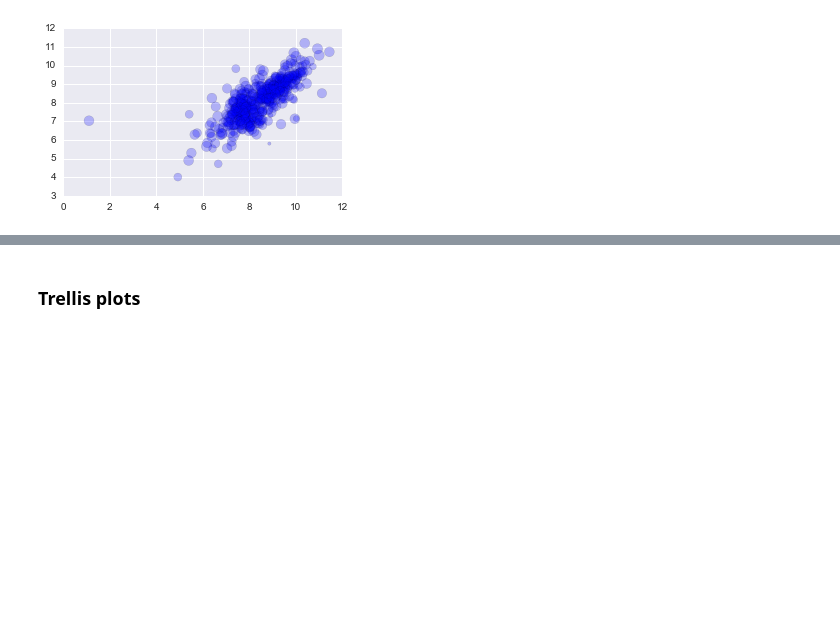
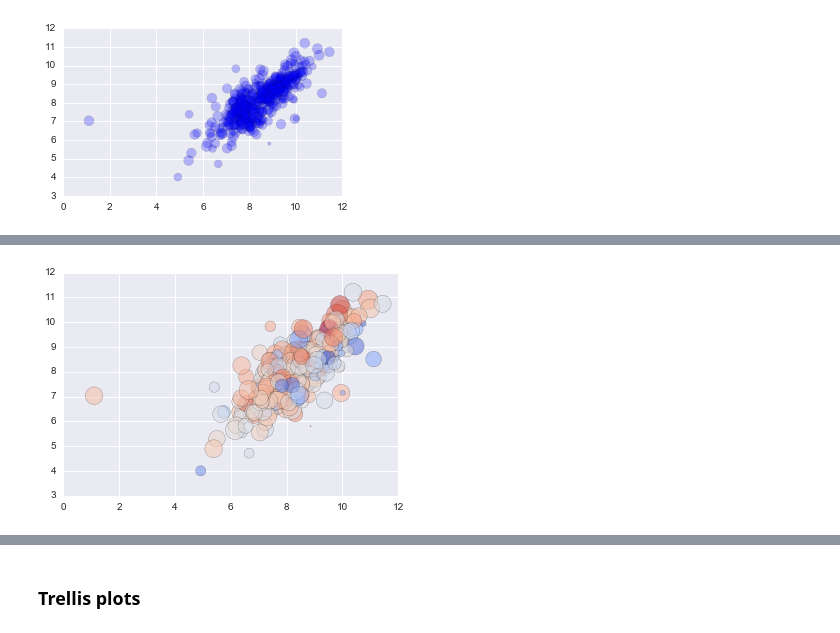
Before and after one commit to kcbighuge/misc-python, a Jupyter notebook: plotting-examples-seaborn-pandas.ipynb, the cells around one changed output, grey strips where cells are left out. Drawn from its saved outputs; the diff is of its cells as text; code cells hidden in the pictures; blank space fills up the shorter version.

```diff
--- a/plotting-examples-seaborn-pandas.ipynb
+++ b/plotting-examples-seaborn-pandas.ipynb
@@ -846,0 +847,6 @@ plt.scatter(df_log.Grocery, df_log.Milk, c=df_log.Fresh, s=40, cmap='hot');
+# %%
+df_log = np.log(df[df.columns[2:]])
+plt.figure(figsize=(6,4))
+plt.scatter(df_log.Grocery, df_log.Milk, s=df_log.Fresh**2.5, c=df_log.Frozen, cmap='coolwarm', alpha=0.5);
+# %% [output]
+[figure, added]
```
Also changed, not shown: parts of 15 cells of this notebook.
